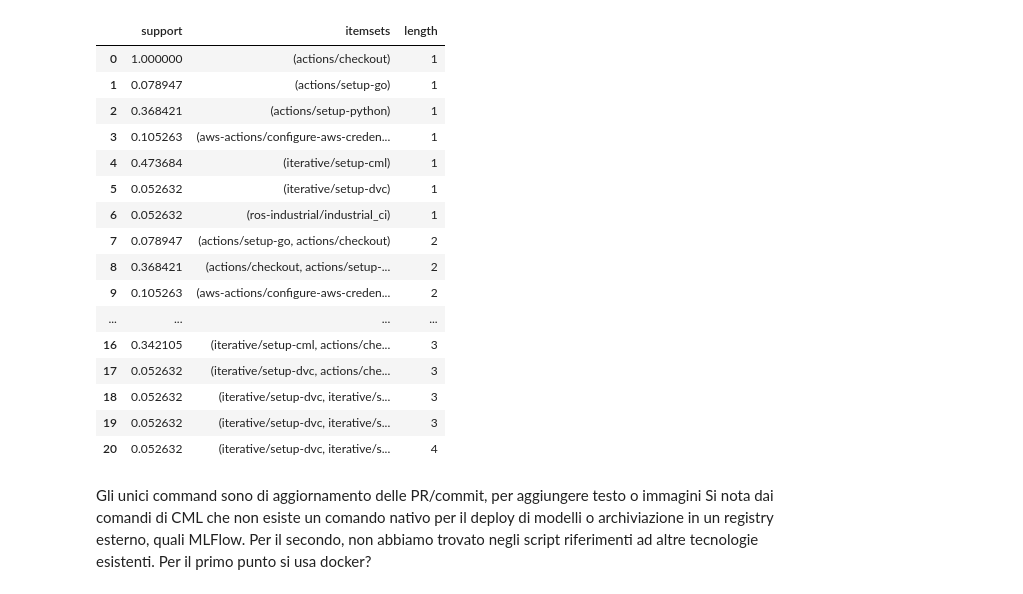
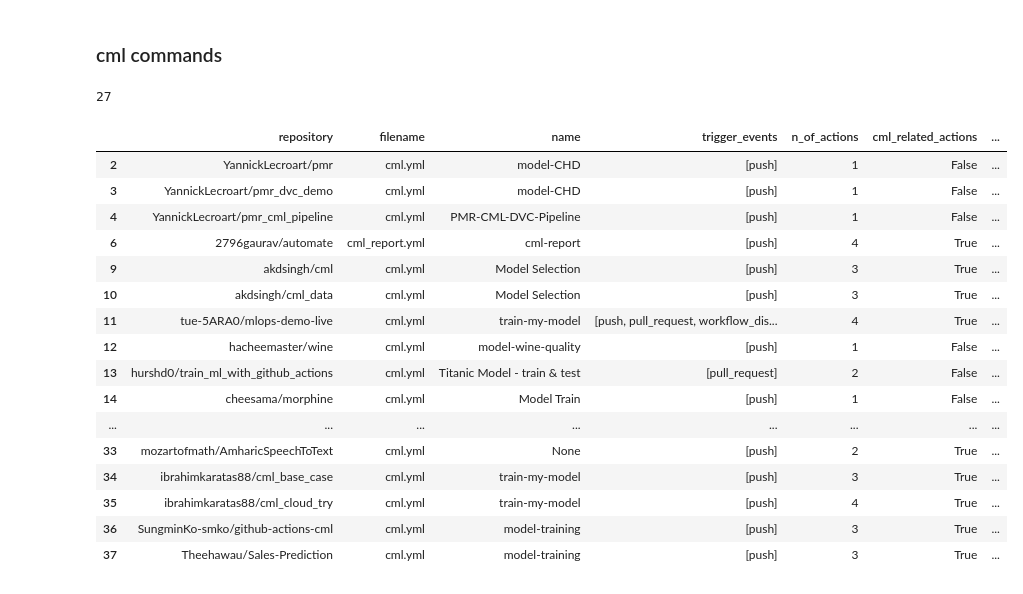
Before and after one commit to collab-uniba/mlops4aisystems, a Jupyter notebook: notebooks/Final analysis.ipynb, the cells around one changed output. Saved outputs shown, nothing was run; the diff lists cells and outputs as text; code cells hidden in the pictures.

```diff
--- a/notebooks/Final analysis.ipynb
+++ b/notebooks/Final analysis.ipynb
@@ -38,0 +34,3 @@ workflows_df
+# %%
+workflows_df["path"] = workflows_df["repository"] + "/" + workflows_df["filename"]
+workflows_df["path"].unique().shape
@@ -52,26 +125,25 @@ RQ3. What are the most frequently executed tasks?
-# %%
-frequent_actions_noTags_df.to_excel("../dumps/frequent_actions_noTags_df.xlsx")
-frequent_actions_noTags_df
-# %% [output]
-|  | support | itemsets | length |
-| 0 | 1.000000 | (actions/checkout) | 1 |
-| 1 | 0.078947 | (actions/setup-go) | 1 |
-| 2 | 0.368421 | (actions/setup-python) | 1 |
-| 3 | 0.105263 | (aws-actions/configure-aws-creden... | 1 |
-| 4 | 0.473684 | (iterative/setup-cml) | 1 |
-| 5 | 0.052632 | (iterative/setup-dvc) | 1 |
-| 6 | 0.052632 | (ros-industrial/industrial_ci) | 1 |
-| 7 | 0.078947 | (actions/setup-go, actions/checkout) | 2 |
-| 8 | 0.368421 | (actions/checkout, actions/setup-... | 2 |
-| 9 | 0.105263 | (aws-actions/configure-aws-creden... | 2 |
-| ... | ... | ... | ... |
-| 16 | 0.342105 | (iterative/setup-cml, actions/che... | 3 |
-| 17 | 0.052632 | (iterative/setup-dvc, actions/che... | 3 |
-| 18 | 0.052632 | (iterative/setup-dvc, iterative/s... | 3 |
-| 19 | 0.052632 | (iterative/setup-dvc, iterative/s... | 3 |
-| 20 | 0.052632 | (iterative/setup-dvc, iterative/s... | 4 |
-# %% [markdown]
-Gli unici command sono di aggiornamento delle PR/commit, per aggiungere testo o immagini
-Si nota dai comandi di CML che non esiste un comando nativo per il deploy di modelli o archiviazione in un registry esterno, quali MLFlow.
-Per il secondo, non abbiamo trovato negli script riferimenti ad altre tecnologie esistenti.
-Per il primo punto si usa docker?
+# %% [markdown]
+### cml commands
+# %%
+temp_df = workflows_df.loc[workflows_df["cml_commands"].map(len) > 0]
+print(temp_df.shape[0])
+temp_df
+# %% [output]
+27
+|  | repository | filename | name | trigger_events | n_of_actions | cml_related_actions | ... |
+| 2 | YannickLecroart/pmr | cml.yml | model-CHD | [push] | 1 | False | ... |
+| 3 | YannickLecroart/pmr_dvc_demo | cml.yml | model-CHD | [push] | 1 | False | ... |
+| 4 | YannickLecroart/pmr_cml_pipeline | cml.yml | PMR-CML-DVC-Pipeline | [push] | 1 | False | ... |
+| 6 | 2796gaurav/automate | cml_report.yml | cml-report | [push] | 4 | True | ... |
+| 9 | akdsingh/cml | cml.yml | Model Selection | [push] | 3 | True | ... |
+| 10 | akdsingh/cml_data | cml.yml | Model Selection | [push] | 3 | True | ... |
+| 11 | tue-5ARA0/mlops-demo-live | cml.yml | train-my-model | [push, pull_request, workflow_dis... | 4 | True | ... |
+| 12 | hacheemaster/wine | cml.yml | model-wine-quality | [push] | 1 | False | ... |
+| 13 | hurshd0/train_ml_with_github_actions | cml.yml | Titanic Model - train & test | [pull_request] | 2 | False | ... |
+| 14 | cheesama/morphine | cml.yml | Model Train | [push] | 1 | False | ... |
+| ... | ... | ... | ... | ... | ... | ... | ... |
+| 33 | mozartofmath/AmharicSpeechToText | cml.yml | None | [push] | 2 | True | ... |
+| 34 | ibrahimkaratas88/cml_base_case | cml.yml | train-my-model | [push] | 3 | True | ... |
+| 35 | ibrahimkaratas88/cml_cloud_try | cml.yml | train-my-model | [push] | 4 | True | ... |
+| 36 | SungminKo-smko/github-actions-cml | cml.yml | model-training | [push] | 3 | True | ... |
+| 37 | Theehawau/Sales-Prediction | cml.yml | model-training | [push] | 3 | True | ... |
```
Also changed, not shown: parts of 100 cells of this notebook, 1 other file.
